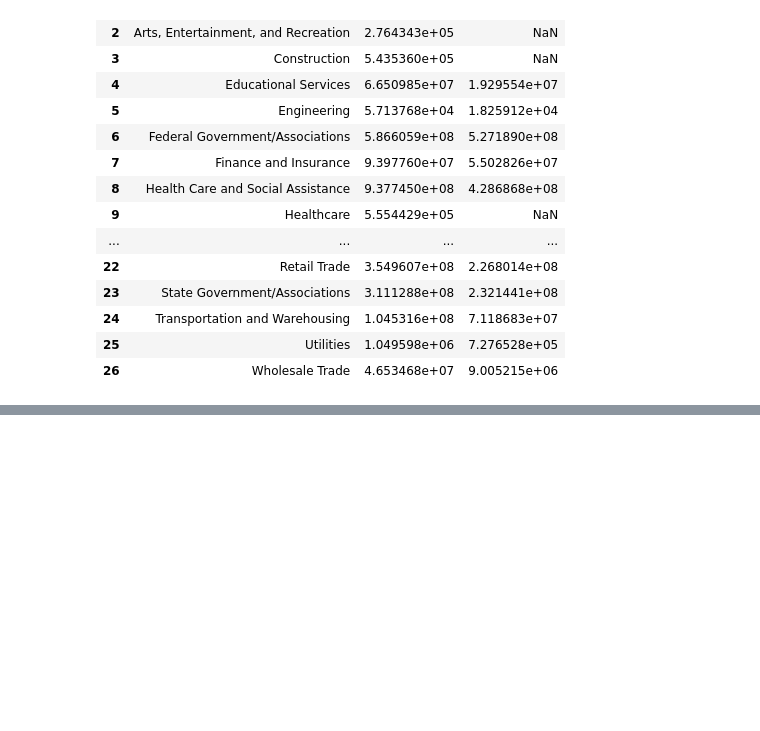
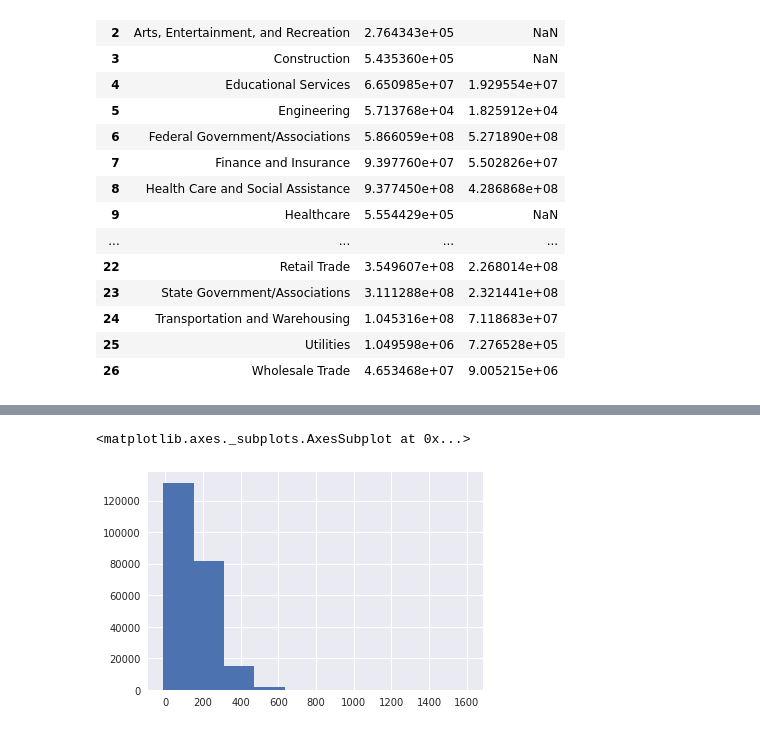
Before and after one commit to XuetingS/PP, a Jupyter notebook: src/Risk Break Down.ipynb, the cells around one changed output, grey strips where cells are left out. Drawn from its saved outputs; the diff is of its cells as text; code cells hidden in the pictures; blank space fills up the shorter version.

Commit message:
Salary & Tenure

```diff
--- a/src/Risk Break Down.ipynb
+++ b/src/Risk Break Down.ipynb
@@ -478,0 +531,8 @@ Cli
+# %%
+df_2015 = Perf_filter(Old_2015)
+df_2019 = Perf_filter(New_2019)
+# %%
+var = 'Customer_Salary'
+cut_labels = ['[0-30000]', '[30000-40000]', '[40000-50000]', '[50000-70000]','[70000+]']
+cut_bins = [0,30000, 40000, 50000, 70000,np.inf]
+Old_2015[var+'_bin'] = pd.cut(Old_2015[var], bins=cut_bins, labels=cut_labels)
@@ -478,0 +589,5 @@ Cli
+# %%
+df_2015['Customer_Salary'] = df_2015['Customer_Salary'].apply(lambda x:x[0])
+df_2015['Customer_Tenure'] = df_2015['Customer_Tenure'].apply(lambda x:x[0])
+df_2019['Customer_Salary'] = df_2019['Customer_Salary'].apply(lambda x:x[0])
+df_2019['Customer_Tenure'] = df_2019['Customer_Tenure'].apply(lambda x:x[0])
@@ -478,0 +606,4 @@ Cli
+# %%
+cut_labels = ['[0-30000]', '[30000-40000]', '[40000-50000]', '[50000-70000]','[70000+]']
+cut_bins = [0,30000, 40000, 50000, 70000,np.inf]
+df_2015[var+'_bin'] = pd.cut(df_2015[var], bins=cut_bins, labels=cut_labels)
@@ -478,0 +673,5 @@ Cli
+# %%
+df_2015['Customer_Tenure'].hist(bins=10)
+# %% [output]
+<matplotlib.axes._subplots.AxesSubplot at 0x...>
+[figure, added]
```
Also changed, not shown: parts of 53 cells of this notebook.
